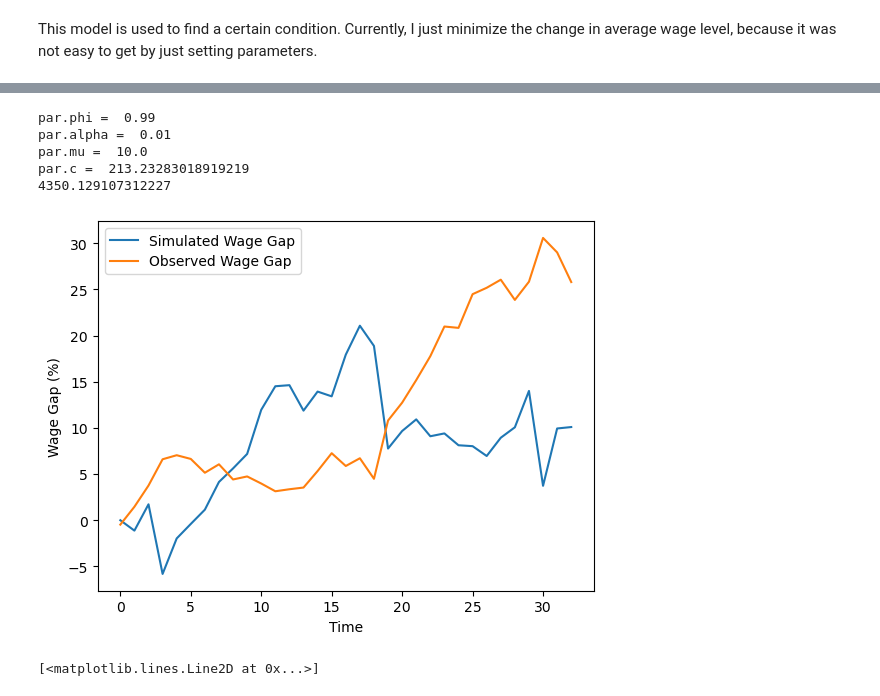
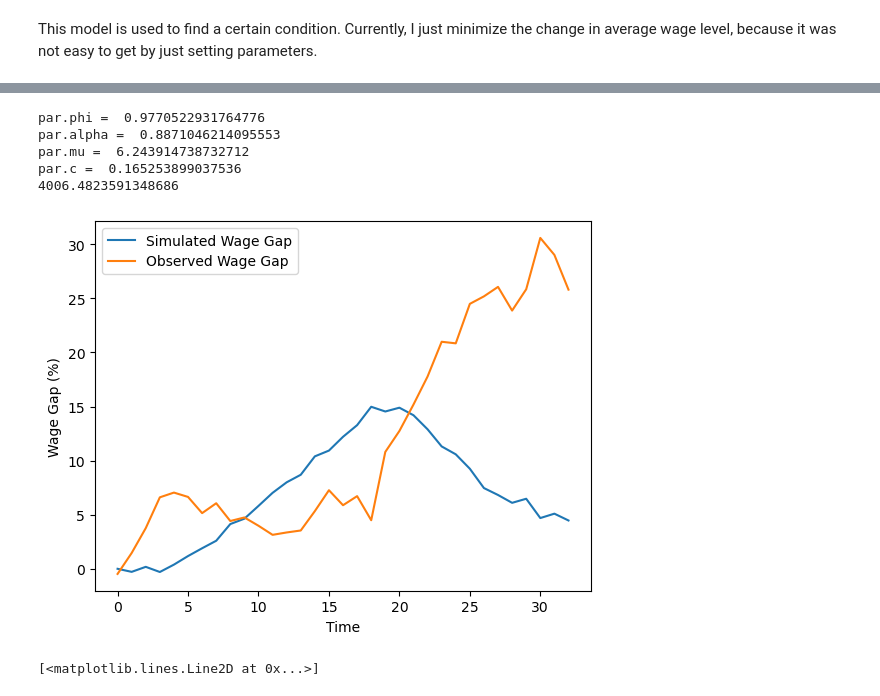
Before and after one commit to peter-l-ravn/Danish-Wage-Gap-Model, a Jupyter notebook: estimation.ipynb, the cells around one changed output, grey strips where cells are left out. Saved outputs shown, nothing was run; the diff lists cells and outputs as text; code cells hidden in the pictures.

```diff
--- a/estimation.ipynb
+++ b/estimation.ipynb
@@ -30,5 +27,6 @@ ValueError: the number of columns changed from 1 to 2 at row 2; use `usecols` to
 # %%
 param_spec = {
+    "Q_a_shape": {"value": par.Q_a_shape, "bounds": (0.00001, 0.1), "active": True},
     "phi":   {"value": par.phi,  "bounds": (0.01, 0.99),  "active": True},
     "alpha":    {"value": par.alpha,  "bounds": (0.01, 0.99),  "active": True},
     "mu":     {"value": par.mu,  "bounds": (1.0, 10.0), "active": True},
@@ -57,9 +55,6 @@ def objective(x):
 
     model.solve(do_print=False)
 
-    if not constraints(par, model.sol, t=0, do_print=False):
-        return 1e12
-
     model.simulate_transition()
 
     wage_gap_sim = (
@@ -70,8 +65,6 @@ def objective(x):
     wage_gap_data = np.loadtxt('Exogenous_estimation/wage_gap_data_mock.csv', delimiter=',')[1:]
 
     SSE = np.sum((wage_gap_sim - wage_gap_data)**2)
-
-    # print(x, SSE)
 
     return SSE
 
@@ -132,38 +144,39 @@ runs, optimized_values = optimize_and_plot(single_run=False, optimizer_trials=10
 # %%
 model.setup()
 
-optimized_values = optimized_values
+# optimized_values = [np.float64(0.623961436054632), np.float64(0.383503115066401), np.float64(10.0), np.float64(84.00874005478093)]
+optimized_values = [np.float64(0.9770522931764776), np.float64(0.8871046214095553), np.float64(6.243914738732712), np.float64(0.165253899037536)]
 
 apply_params(par, active_names, optimized_values)
 
 for name in active_names:
     print("par." + name + " = ", getattr(par, name))
 
 model.solve()
 model.simulate_transition()
 
 wage_gap = (
-    np.average(model.sim.avg_wage[:, -1::] / model.sim.avg_wage[0, -1::], axis=1)
-    - np.average(model.sim.avg_wage[:, :1] / model.sim.avg_wage[0, :1], axis=1)
+    np.average(model.sim.avg_wage[:, -5::] / model.sim.avg_wage[0, -5::], axis=1)
+    - np.average(model.sim.avg_wage[:, :5] / model.sim.avg_wage[0, :5], axis=1)
 ) * 100
 
 data = np.loadtxt('Exogenous_estimation/wage_gap_data_mock.csv', delimiter=',')[1:]
 
 print(np.sum((wage_gap - data)**2))
 
 plt.plot(wage_gap, label='Simulated Wage Gap')
 plt.plot(data, label='Observed Wage Gap')
 plt.xlabel('Time')
 plt.ylabel('Wage Gap (%)')
 plt.legend()
 plt.show()
 # %% [output]
-par.phi =  0.99
-par.alpha =  0.01
-par.mu =  10.0
-par.c =  213.23283018919219
-4350.129107312227
+par.phi =  0.9770522931764776
+par.alpha =  0.8871046214095553
+par.mu =  6.243914738732712
+par.c =  0.165253899037536
+4006.4823591348686
-[figure, old version]
+[figure, new version]
 # %%
 plt.plot(model.sim.avg_wage[:, :1] / model.sim.avg_wage[0, :1])
 # %% [output]
```
Also changed, not shown: parts of 3 cells of this notebook, 5 other files.
